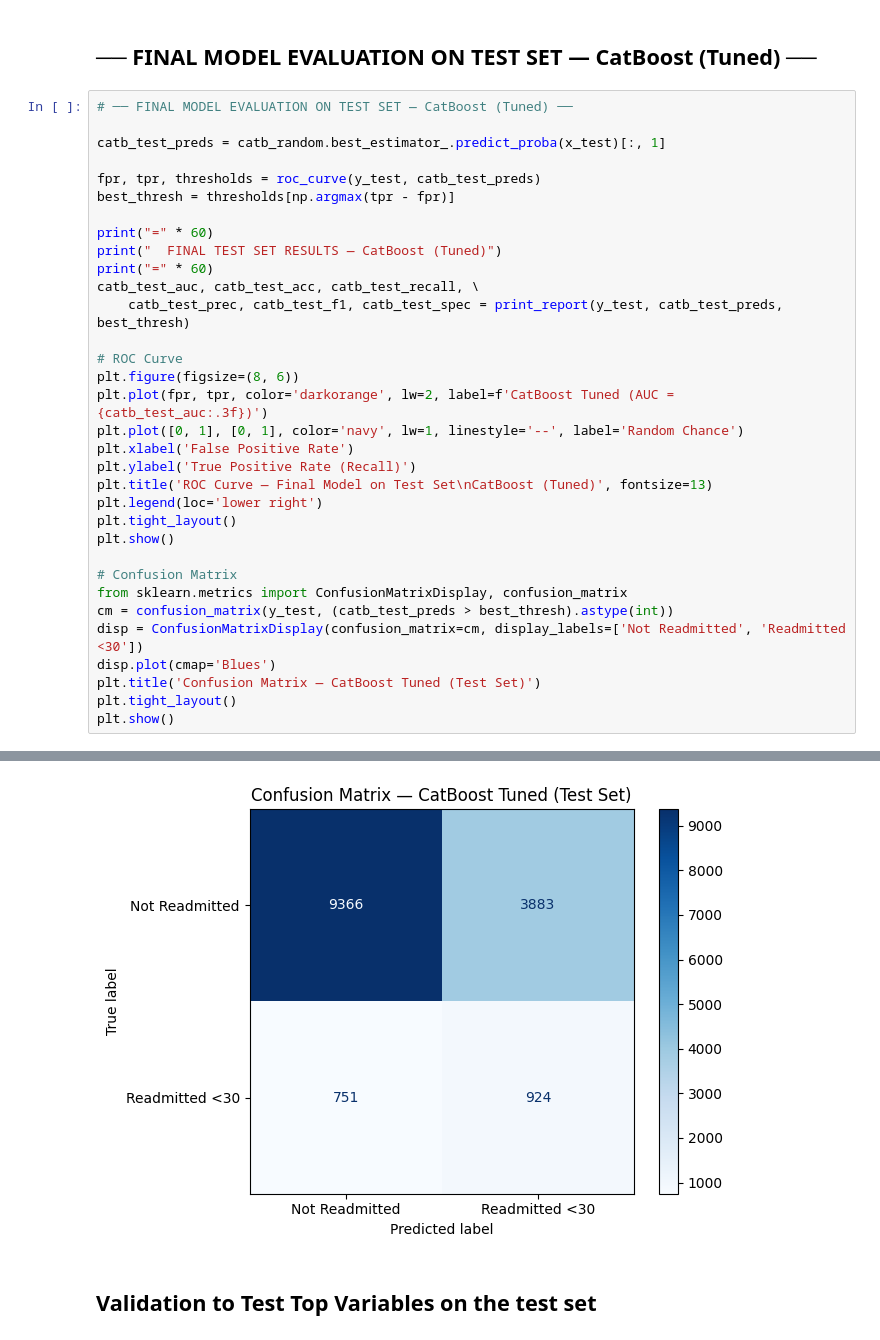
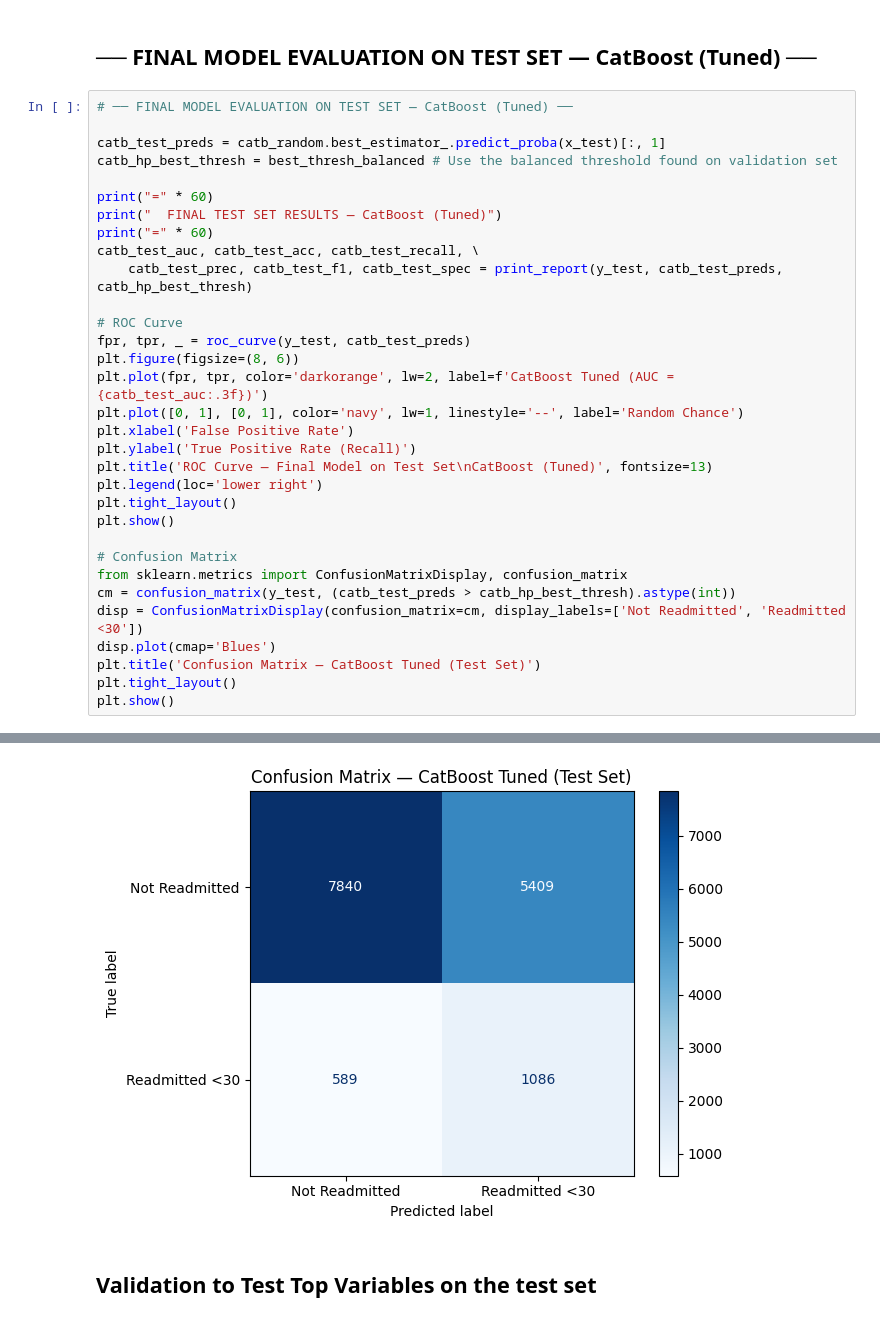
Before and after one commit to xiaohongchen01/diabetes_readmission_prediction, a Jupyter notebook: df_with_payer_models.ipynb, the cells around one changed output, grey strips where cells are left out. Drawn from its saved outputs; the diff is of its cells as text.

Commit message:
corrected threshold value, and final catboost tuned model

```diff
--- a/df_with_payer_models.ipynb
+++ b/df_with_payer_models.ipynb
@@ -1230,17 +1229,16 @@ discharge_disposition_id   N/A (categorical) Significant ***       High +/-
 # ── FINAL MODEL EVALUATION ON TEST SET — CatBoost (Tuned) ──
 
 catb_test_preds = catb_random.best_estimator_.predict_proba(x_test)[:, 1]
-
-fpr, tpr, thresholds = roc_curve(y_test, catb_test_preds)
-best_thresh = thresholds[np.argmax(tpr - fpr)]
+catb_hp_best_thresh = best_thresh_balanced # Use the balanced threshold found on validation set
 
 print("=" * 60)
 print("  FINAL TEST SET RESULTS — CatBoost (Tuned)")
 print("=" * 60)
 catb_test_auc, catb_test_acc, catb_test_recall, \
-    catb_test_prec, catb_test_f1, catb_test_spec = print_report(y_test, catb_test_preds, best_thresh)
+    catb_test_prec, catb_test_f1, catb_test_spec = print_report(y_test, catb_test_preds, catb_hp_best_thresh)
 
 # ROC Curve
+fpr, tpr, _ = roc_curve(y_test, catb_test_preds)
 plt.figure(figsize=(8, 6))
 plt.plot(fpr, tpr, color='darkorange', lw=2, label=f'CatBoost Tuned (AUC = {catb_test_auc:.3f})')
 plt.plot([0, 1], [0, 1], color='navy', lw=1, linestyle='--', label='Random Chance')
@@ -1253,7 +1251,7 @@ plt.show()
 
 # Confusion Matrix
 from sklearn.metrics import ConfusionMatrixDisplay, confusion_matrix
-cm = confusion_matrix(y_test, (catb_test_preds > best_thresh).astype(int))
+cm = confusion_matrix(y_test, (catb_test_preds > catb_hp_best_thresh).astype(int))
 disp = ConfusionMatrixDisplay(confusion_matrix=cm, display_labels=['Not Readmitted', 'Readmitted <30'])
 disp.plot(cmap='Blues')
 plt.title('Confusion Matrix — CatBoost Tuned (Test Set)')
@@ -1272,6 +1270,6 @@ specificity:0.707
 prevalence:0.112
 [figure]
-[figure, old version]
+[figure, new version]
 # %% [markdown]
 ## Validation to Test Top Variables on the test set
 # %%
```
Also changed, not shown: parts of 2 cells of this notebook, 4 other files.
